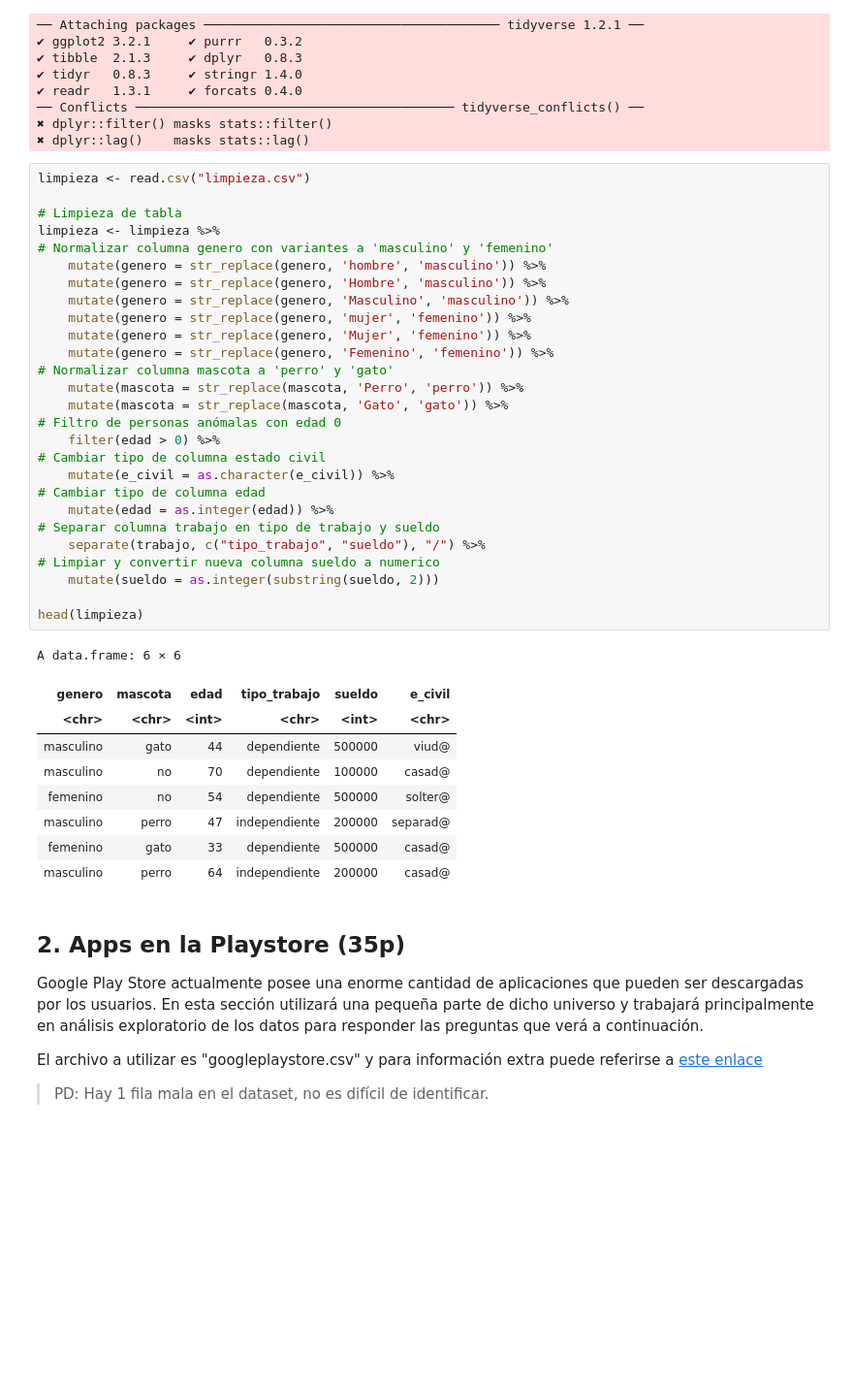
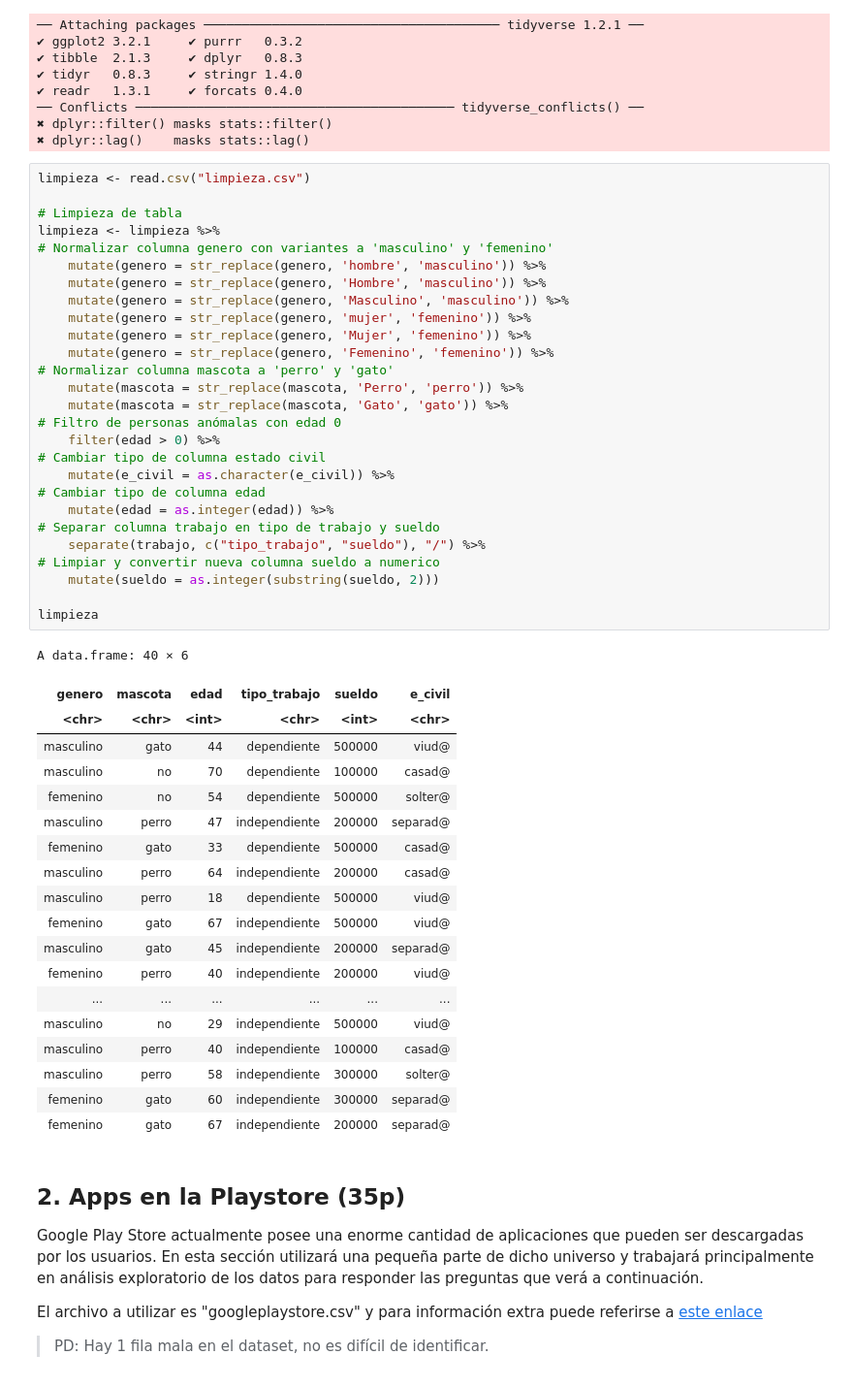
Before and after one commit to jpjorquera/Lab1-Estaca, a Jupyter notebook: Laboratorio 1.ipynb, the cells around one changed output. Shown at 97% size. Saved outputs shown, nothing was run; the diff lists cells and outputs as text; blank space fills up the shorter version.

```diff
--- a/Laboratorio 1.ipynb
+++ b/Laboratorio 1.ipynb
@@ -49,35 +49,45 @@ limpieza <- limpieza %>%
 # Normalizar columna genero con variantes a 'masculino' y 'femenino'
     mutate(genero = str_replace(genero, 'hombre', 'masculino')) %>%
     mutate(genero = str_replace(genero, 'Hombre', 'masculino')) %>%
     mutate(genero = str_replace(genero, 'Masculino', 'masculino')) %>%
     mutate(genero = str_replace(genero, 'mujer', 'femenino')) %>%
     mutate(genero = str_replace(genero, 'Mujer', 'femenino')) %>%
     mutate(genero = str_replace(genero, 'Femenino', 'femenino')) %>%
 # Normalizar columna mascota a 'perro' y 'gato'
     mutate(mascota = str_replace(mascota, 'Perro', 'perro')) %>%
     mutate(mascota = str_replace(mascota, 'Gato', 'gato')) %>%
 # Filtro de personas anómalas con edad 0
     filter(edad > 0) %>%
 # Cambiar tipo de columna estado civil
     mutate(e_civil = as.character(e_civil)) %>%
 # Cambiar tipo de columna edad
     mutate(edad = as.integer(edad)) %>%
 # Separar columna trabajo en tipo de trabajo y sueldo
     separate(trabajo, c("tipo_trabajo", "sueldo"), "/") %>%
 # Limpiar y convertir nueva columna sueldo a numerico
     mutate(sueldo = as.integer(substring(sueldo, 2)))
 
-head(limpieza)
+limpieza
 # %% [output]
-A data.frame: 6 × 6
+A data.frame: 40 × 6
 | genero | mascota | edad | tipo_trabajo | sueldo | e_civil |
 | <chr> | <chr> | <int> | <chr> | <int> | <chr> |
 | masculino | gato | 44 | dependiente | 500000 | viud@ |
 | masculino | no | 70 | dependiente | 100000 | casad@ |
 | femenino | no | 54 | dependiente | 500000 | solter@ |
 | masculino | perro | 47 | independiente | 200000 | separad@ |
 | femenino | gato | 33 | dependiente | 500000 | casad@ |
 | masculino | perro | 64 | independiente | 200000 | casad@ |
+| masculino | perro | 18 | dependiente | 500000 | viud@ |
+| femenino | gato | 67 | independiente | 500000 | viud@ |
+| masculino | gato | 45 | independiente | 200000 | separad@ |
+| femenino | perro | 40 | independiente | 200000 | viud@ |
+| ... | ... | ... | ... | ... | ... |
+| masculino | no | 29 | independiente | 500000 | viud@ |
+| masculino | perro | 40 | independiente | 100000 | casad@ |
+| masculino | perro | 58 | independiente | 300000 | solter@ |
+| femenino | gato | 60 | independiente | 300000 | separad@ |
+| femenino | gato | 67 | independiente | 200000 | separad@ |
 # %% [markdown]
 ## 2. Apps en la Playstore (35p)
 
```
Also changed, not shown: parts of 2 cells of this notebook.
